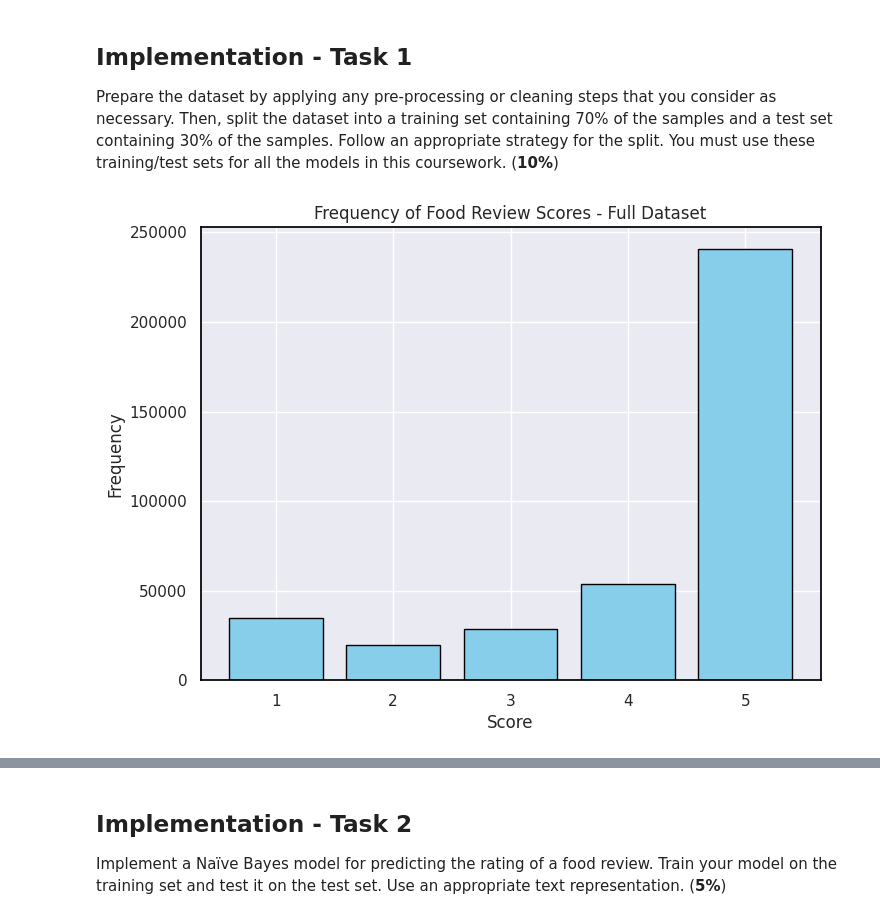
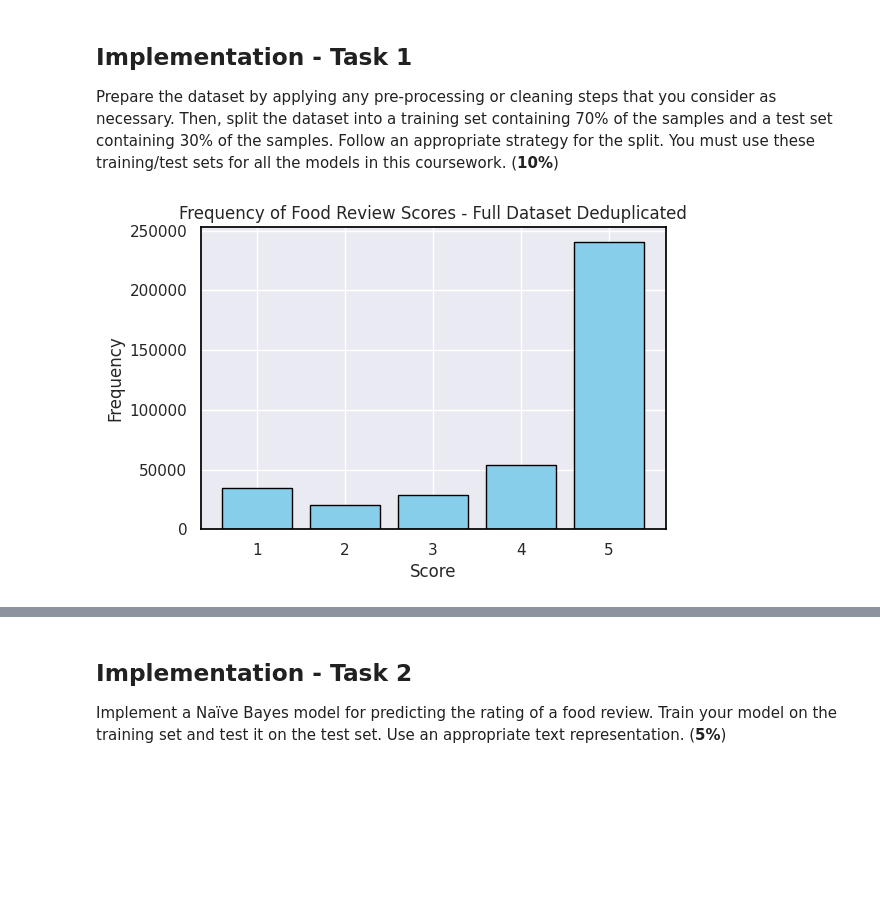
Before and after one commit to alasdair-breasley/tmla-assignment, a Jupyter notebook: TMLA_Assignment.ipynb, the cells around one changed output, grey strips where cells are left out. Drawn from its saved outputs; the diff is of its cells as text; code cells hidden in the pictures; blank space fills up the shorter version.

Commit message:
Tasks All - Final runs for all models, edit graphs, Report Tasks 1, 2, 3.

```diff
--- a/TMLA_Assignment.ipynb
+++ b/TMLA_Assignment.ipynb
@@ -283,23 +284,24 @@ if (load_preprocessed_data == True):
 # %%
 # Visualise the frequency of Score values for the entire dataset
 all_scores = pd.Series(train_labels + test_labels)
 all_frequencies = all_scores.value_counts()
 all_frequencies = all_frequencies.reset_index()
 all_frequencies.columns = ["Score", "Frequency"]
 
-plt.figure(figsize = (8, 6), dpi = 100)
+plt.figure(figsize = (6, 4), dpi = 100)
 plt.bar(all_frequencies["Score"], all_frequencies["Frequency"], color = "skyblue", edgecolor = "black")
 plt.xlabel("Score")
 plt.ylabel("Frequency")
-plt.title("Frequency of Food Review Scores - Full Dataset")
+plt.title("Frequency of Food Review Scores - Full Dataset Deduplicated")
 ax = plt.gca()
 ax.spines["top"].set_color("black")
 ax.spines["right"].set_color("black")
 ax.spines["left"].set_color("black")
 ax.spines["bottom"].set_color("black")
+plt.savefig("Figure_1.png")
 plt.show()
 # %% [output]
-[figure, old version]
+[figure, new version]
 # %%
 # Visualise the frequency of Score values for the train dataset
 train_scores = pd.Series(train_labels)
```
Also changed, not shown: parts of 25 cells of this notebook.
